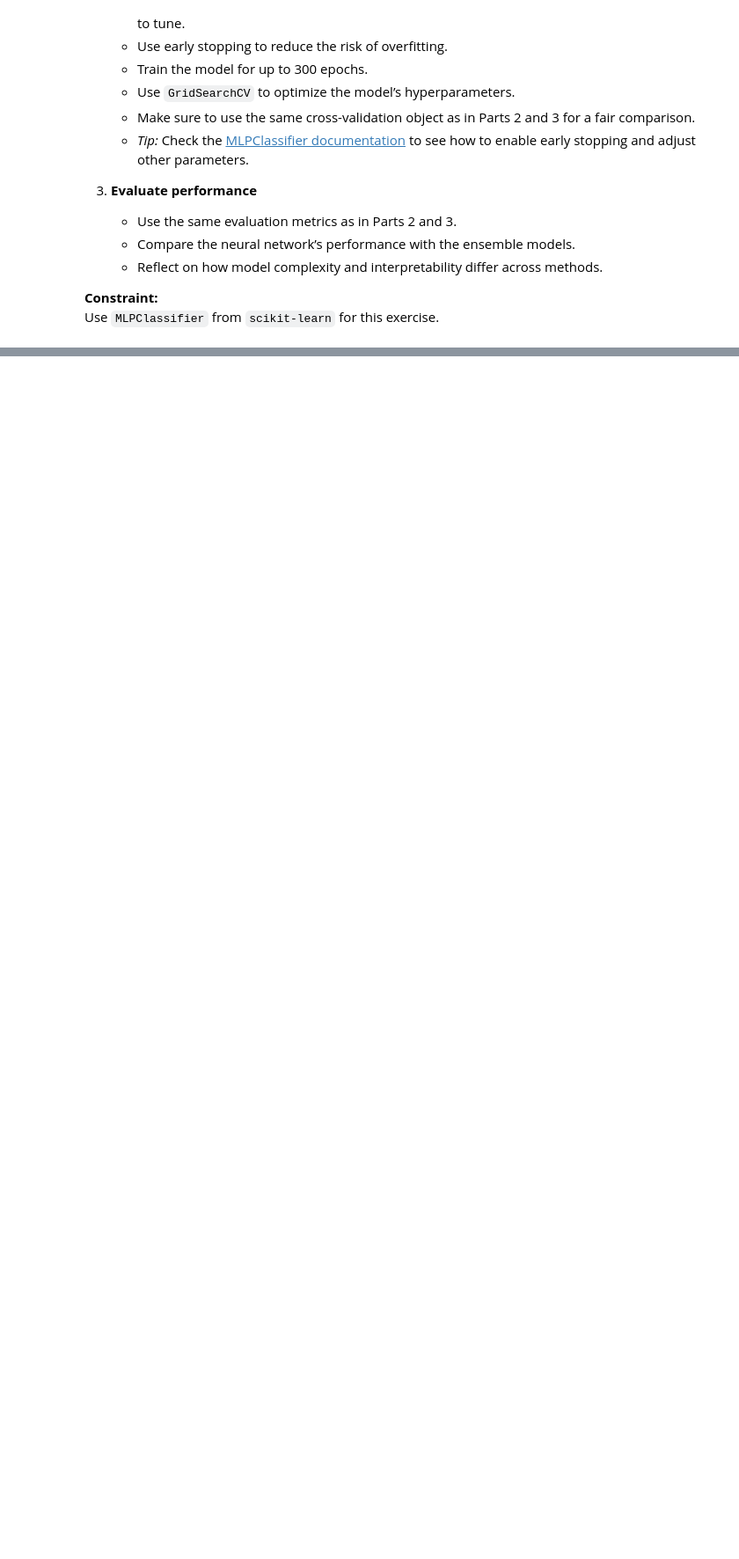
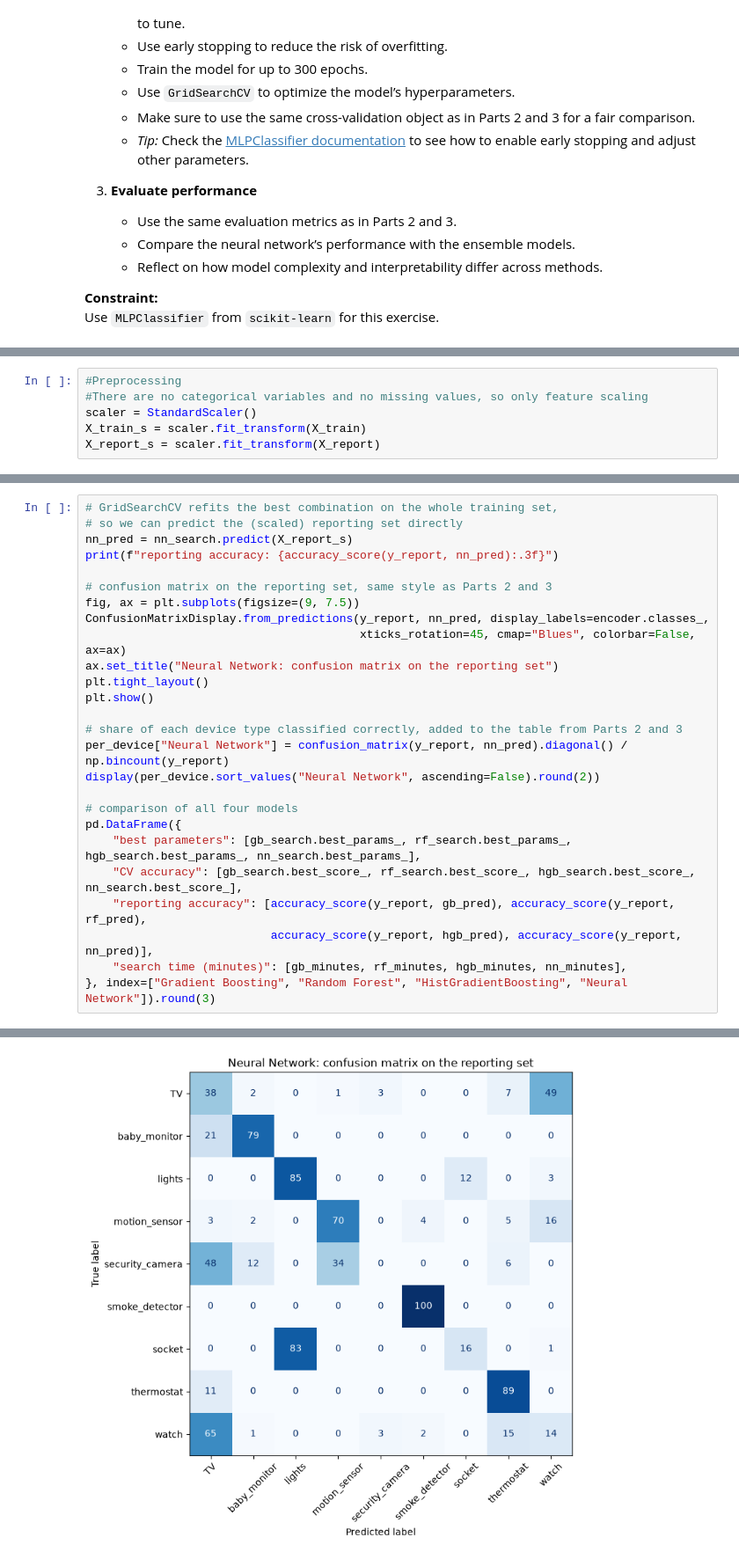
Before and after one commit to AudreyStelle/ML-Lab-3-Non-linear-Dimensionality-Reduction---t-SNE-and-UMAP, a Jupyter notebook: 07-iot-ensemble-classification.ipynb, the cells around one changed output, grey strips where cells are left out. Shown at 88% size. Drawn from its saved outputs; the diff is of its cells as text; blank space fills up the shorter version.

Commit message:
finished part 4 and 5

```diff
--- a/07-iot-ensemble-classification.ipynb
+++ b/07-iot-ensemble-classification.ipynb
@@ -519,0 +530,6 @@ Use `MLPClassifier` from `scikit-learn` for this exercise.
+# %%
+#Preprocessing
+#There are no categorical variables and no missing values, so only feature scaling
+scaler = StandardScaler()
+X_train_s = scaler.fit_transform(X_train)
+X_report_s = scaler.fit_transform(X_report)
@@ -519,0 +586,27 @@ Use `MLPClassifier` from `scikit-learn` for this exercise.
+# %%
+# GridSearchCV refits the best combination on the whole training set,
+# so we can predict the (scaled) reporting set directly
+nn_pred = nn_search.predict(X_report_s)
+print(f"reporting accuracy: {accuracy_score(y_report, nn_pred):.3f}")
+
+# confusion matrix on the reporting set, same style as Parts 2 and 3
+fig, ax = plt.subplots(figsize=(9, 7.5))
+ConfusionMatrixDisplay.from_predictions(y_report, nn_pred, display_labels=encoder.classes_,
+                                        xticks_rotation=45, cmap="Blues", colorbar=False, ax=ax)
+ax.set_title("Neural Network: confusion matrix on the reporting set")
+plt.tight_layout()
+plt.show()
+
+# share of each device type classified correctly, added to the table from Parts 2 and 3
+per_device["Neural Network"] = confusion_matrix(y_report, nn_pred).diagonal() / np.bincount(y_report)
+display(per_device.sort_values("Neural Network", ascending=False).round(2))
+
+# comparison of all four models
+pd.DataFrame({
+    "best parameters": [gb_search.best_params_, rf_search.best_params_, hgb_search.best_params_, nn_search.best_params_],
+    "CV accuracy": [gb_search.best_score_, rf_search.best_score_, hgb_search.best_score_, nn_search.best_score_],
+    "reporting accuracy": [accuracy_score(y_report, gb_pred), accuracy_score(y_report, rf_pred),
+                           accuracy_score(y_report, hgb_pred), accuracy_score(y_report, nn_pred)],
+    "search time (minutes)": [gb_minutes, rf_minutes, hgb_minutes, nn_minutes],
+}, index=["Gradient Boosting", "Random Forest", "HistGradientBoosting", "Neural Network"]).round(3)
+# %% [output]
@@ -519,0 +614 @@ Use `MLPClassifier` from `scikit-learn` for this exercise.
+[figure, added]
```
Also changed, not shown: parts of 13 cells of this notebook.
